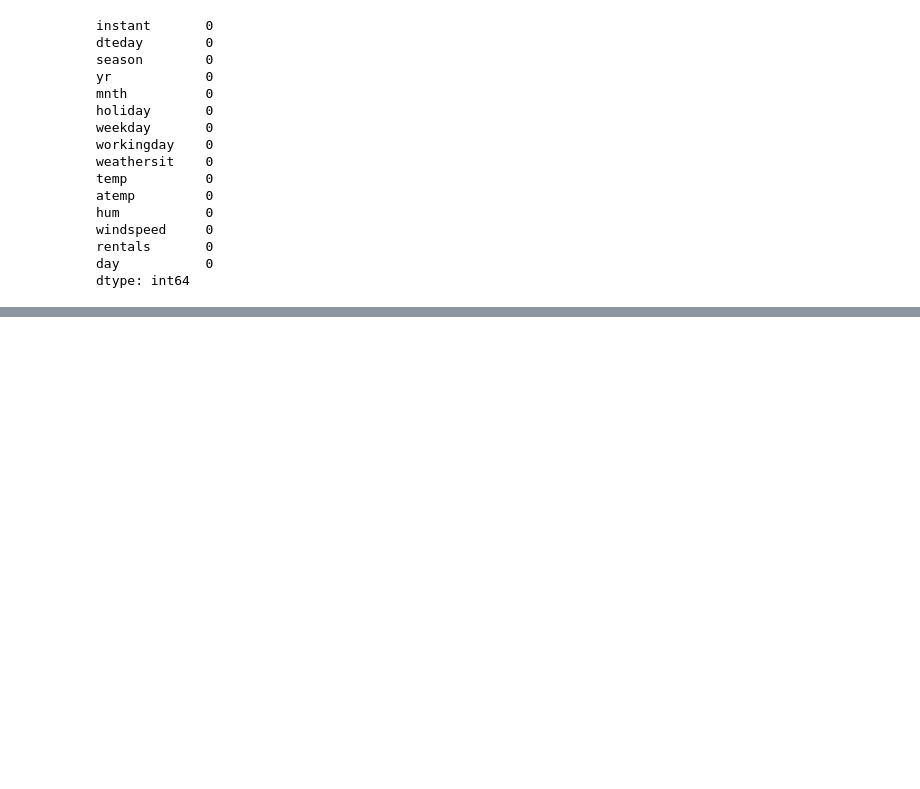
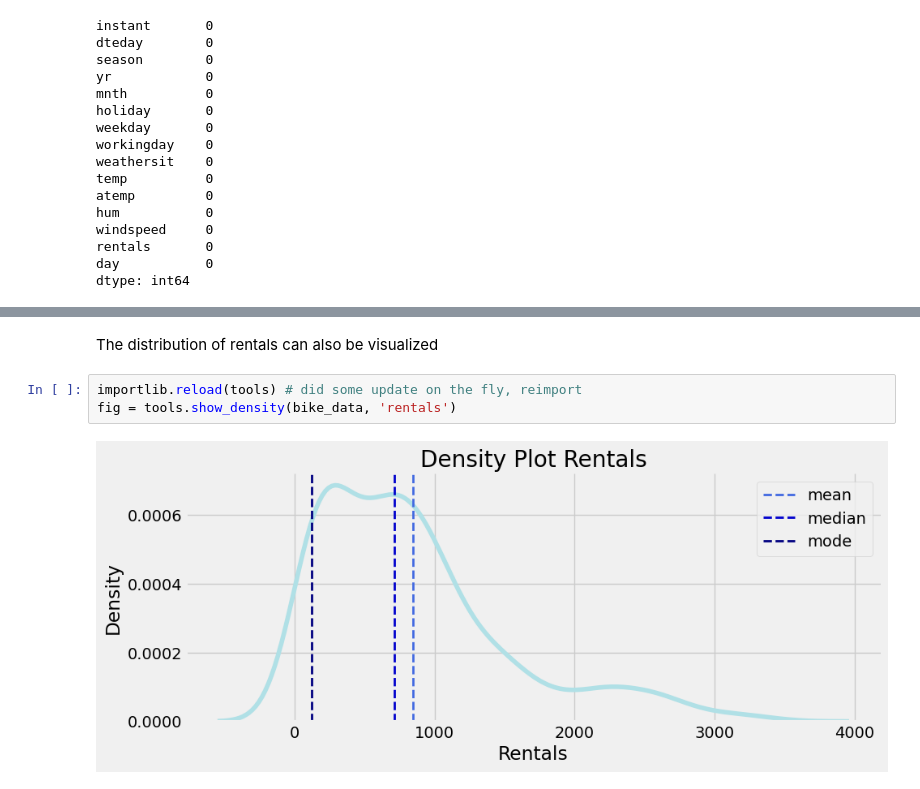
Before and after one commit to JacquesLeen/azure, a Jupyter notebook: Azure_ML_Cloud/01_Create_ML_Models_in_Azure/0104_Regression_Models.ipynb, the cells around one changed output, grey strips where cells are left out. Saved outputs shown, nothing was run; the diff lists cells and outputs as text; blank space fills up the shorter version.

```diff
--- a/Azure_ML_Cloud/01_Create_ML_Models_in_Azure/0104_Regression_Models.ipynb
+++ b/Azure_ML_Cloud/01_Create_ML_Models_in_Azure/0104_Regression_Models.ipynb
@@ -110,0 +130,7 @@ dtype: int64
+# %% [markdown]
+The distribution of rentals can also be visualized
+# %%
+importlib.reload(tools) # did some update on the fly, reimport
+fig = tools.show_density(bike_data, 'rentals')
+# %% [output]
+[figure, added]
```
Also changed, not shown: parts of 28 cells of this notebook, 1 other file.
